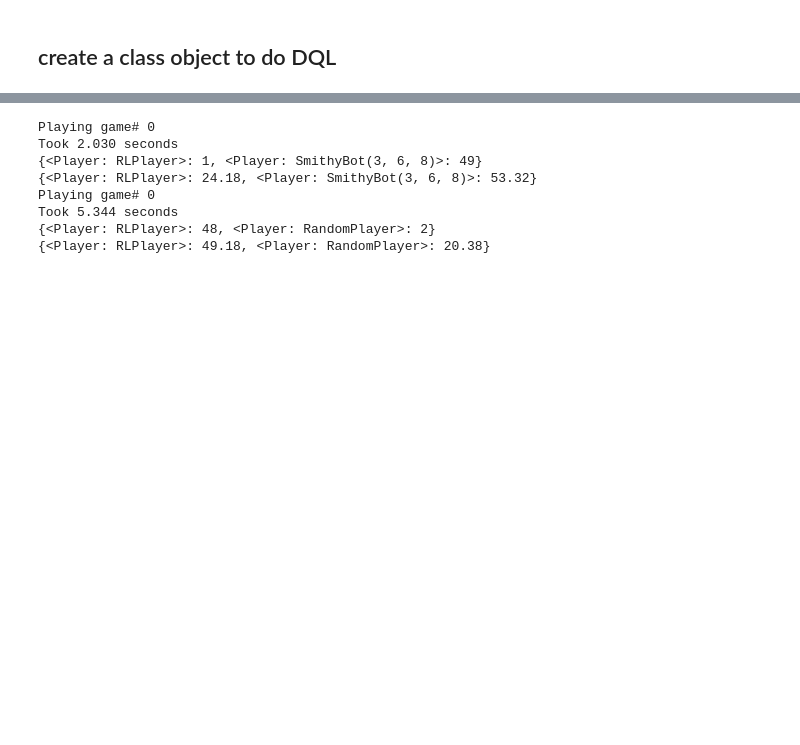
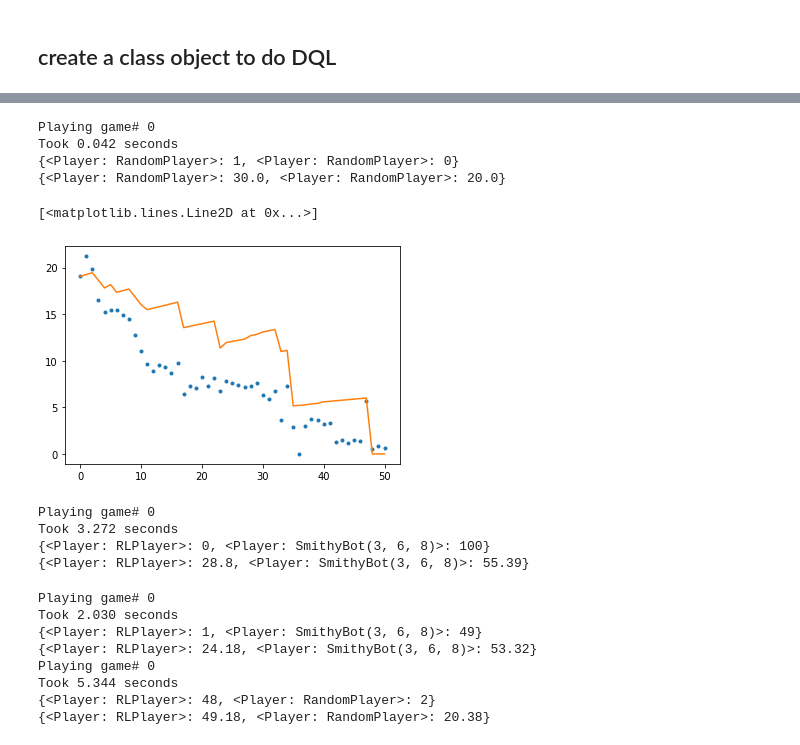
Before and after one commit to hungiyang/dominiate, a Jupyter notebook: dominiate/dominiate_testing.ipynb, the cells around one changed output, grey strips where cells are left out. Drawn from its saved outputs; the diff is of its cells as text; code cells hidden in the pictures; blank space fills up the shorter version.

```diff
--- a/dominiate/dominiate_testing.ipynb
+++ b/dominiate/dominiate_testing.ipynb
@@ -38,8 +39,5 @@ dql = DQLValueAgent(length=(data[0].shape[1]+data[1].shape[1]))
 # %%
 dql.add_data(data)
-dql.fit_target(data)
-dql.load_model('model/v1_iteration_056')
+dql2.add_data(data)
+dql.do_train()
+dql2.do_train()
-# %%
-dql.load_model('model/v1_iteration_080')
-dql.generate_data_smithy(50);
-dql.generate_data(50);
@@ -54,0 +44,9 @@ Took 4.663 seconds
+# %%
+dql.load_model('model/smithy_iteration_010')
+p1 = RLPlayer(lambda x: dql.model.predict(x))
+p1.epsilon=0
+p1.name = 'smithy_trained'
+dql2.load_model('model/smithy_iteration_042')
+p2 = RLPlayer(lambda x: dql.model.predict(x))
+p2.epsilon=0
+compare_bots([p1,p2],num_games=50)
@@ -54,0 +57,10 @@ Took 4.663 seconds
+# %%
+dql.load_model('model/smithy_iteration_071')
+p1 = RLPlayer(lambda x: dql.model.predict(x))
+p1.epsilon=0.0
+p1.name = 'smithy_trained'
+
+dql2.load_model('model/v0_iteration_078')
+p2 = RLPlayer(lambda x: dql.model.predict(x))
+p2.epsilon=0
+compare_bots([p1,p2],num_games=100)
@@ -55,3 +71,25 @@ Took 4.663 seconds
+# %%
+p1 = RandomPlayer()
+p1.record_history = 1
+p2 = RandomPlayer()
+p2.record_history = 0
+data = record_game(1, [p1,p2])
+plt.plot(dql.model.predict(np.concatenate([data[0], data[1]], axis=1)),'.')
+plt.plot(data[4])
+# %% [output]
+Playing game# 0
+Took 0.042 seconds
+{<Player: RandomPlayer>: 1, <Player: RandomPlayer>: 0}
+{<Player: RandomPlayer>: 30.0, <Player: RandomPlayer>: 20.0}
+[<matplotlib.lines.Line2D at 0x...>]
+[figure, added]
+# %%
+dql.generate_data_smithy(100);
+# %% [output]
+Playing game# 0
+Took 3.272 seconds
+{<Player: RLPlayer>: 0, <Player: SmithyBot(3, 6, 8)>: 100}
+{<Player: RLPlayer>: 28.8, <Player: SmithyBot(3, 6, 8)>: 55.39}
 # %%
 dql.load_model('model/v1_iteration_086')
 dql.epsilon = 0
```
Also changed, not shown: parts of 13 cells of this notebook, 4 other files.
